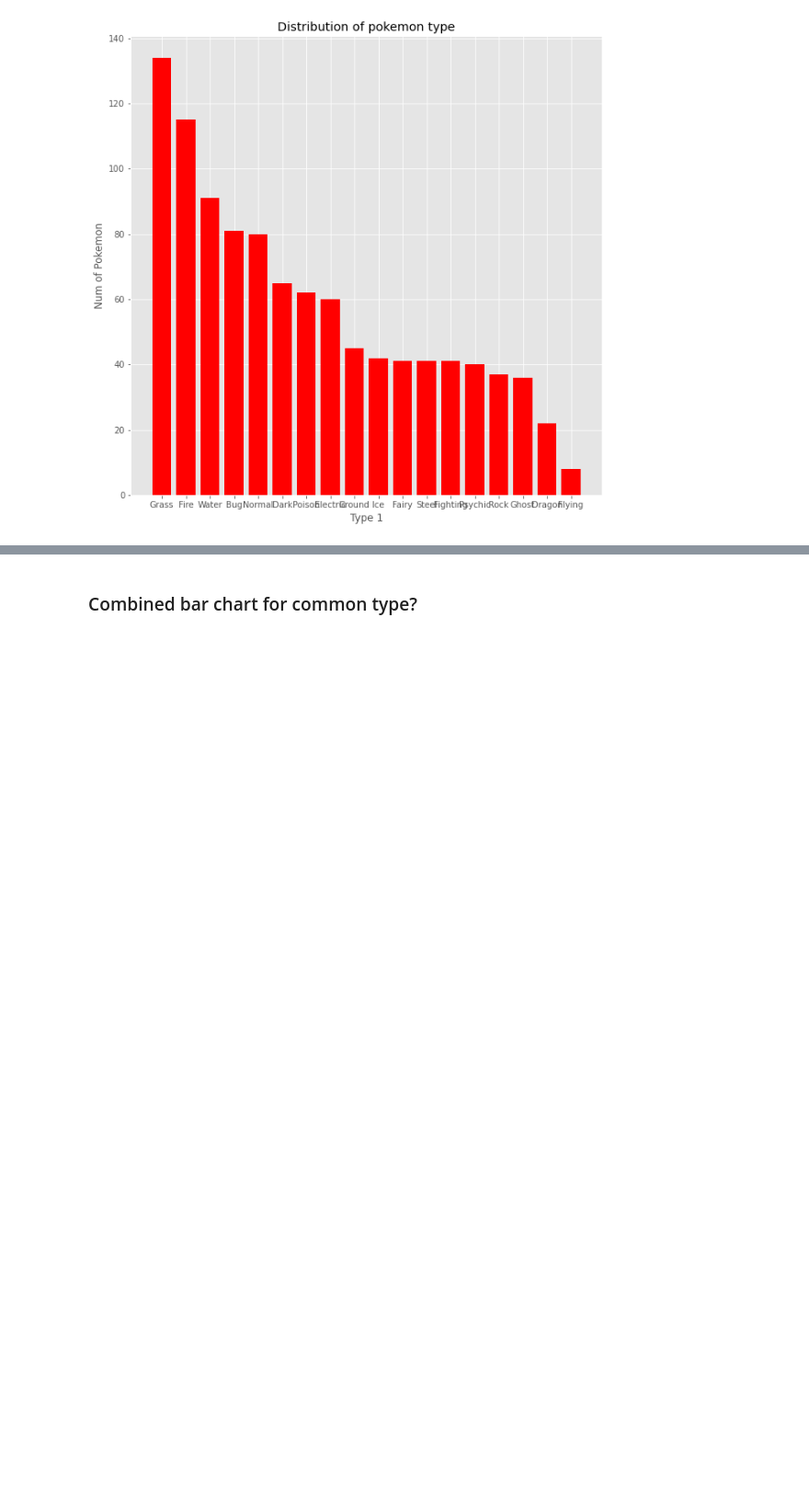
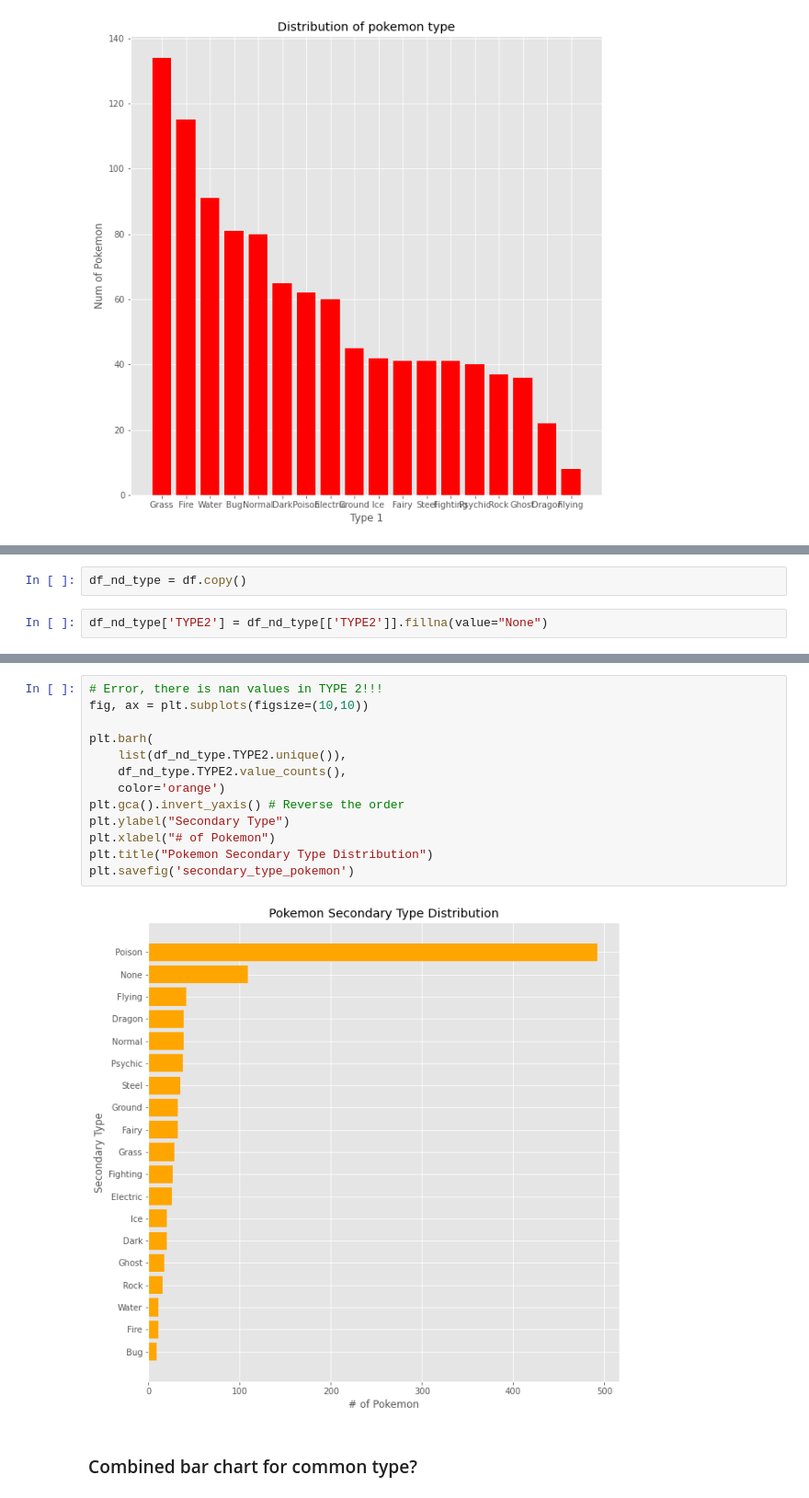
Before and after one commit to chloengnguyen/Are-Pokemon-Getting-Stronger, a Jupyter notebook: Testing.ipynb, the cells around one changed output, grey strips where cells are left out. Shown at 92% size. Saved outputs shown, nothing was run; the diff lists cells and outputs as text; blank space fills up the shorter version.

```diff
--- a/Testing.ipynb
+++ b/Testing.ipynb
@@ -551,0 +556,4 @@ Text(0.5, 1.0, 'Distribution of Pokemon Type')
+# %%
+df_nd_type = df.copy()
+# %%
+df_nd_type['TYPE2'] = df_nd_type[['TYPE2']].fillna(value="None")
@@ -552,3 +576,18 @@ Text(0.5, 1.0, 'Distribution of Pokemon Type')
+# %%
+# Error, there is nan values in TYPE 2!!!
+fig, ax = plt.subplots(figsize=(10,10))
+
+plt.barh(
+    list(df_nd_type.TYPE2.unique()),
+    df_nd_type.TYPE2.value_counts(),
+    color='orange')
+plt.gca().invert_yaxis() # Reverse the order
+plt.ylabel("Secondary Type")
+plt.xlabel("# of Pokemon")
+plt.title("Pokemon Secondary Type Distribution")
+plt.savefig('secondary_type_pokemon')
+# %% [output]
+[figure, added]
 # %% [markdown]
 ### Combined bar chart for common type?
 # %%
```
Also changed, not shown: parts of 4 cells of this notebook, 14 other files.
